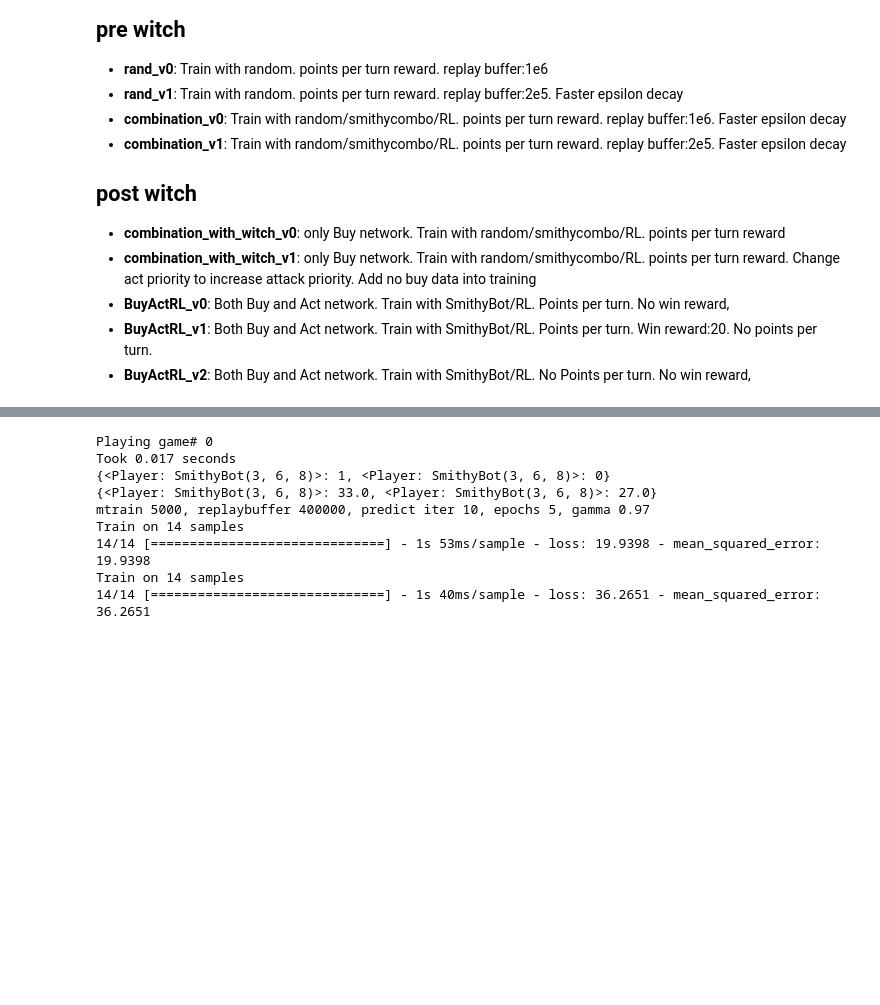
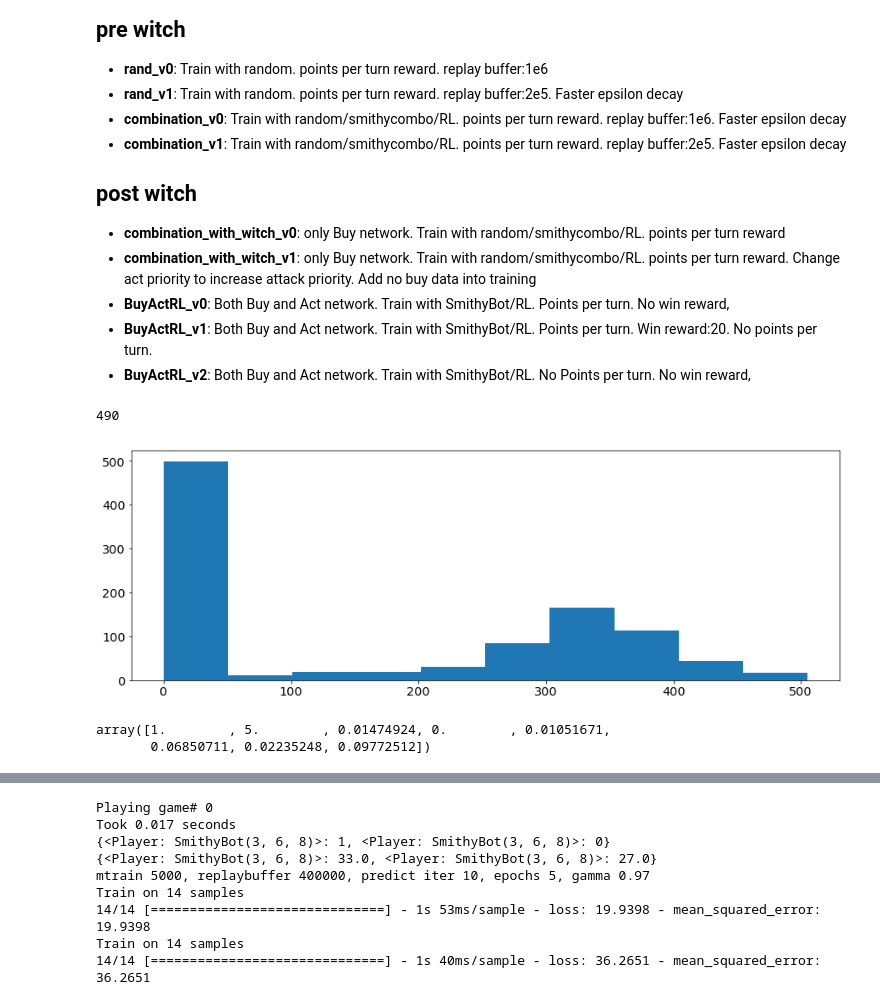
Before and after one commit to hungiyang/dominiate, a Jupyter notebook: dominiate/evaluate_training_progress.ipynb, the cells around one changed output, grey strips where cells are left out. Cells and saved outputs as stored; diff of their text form; code cells hidden in the pictures; blank space fills up the shorter version.

```diff
--- a/dominiate/evaluate_training_progress.ipynb
+++ b/dominiate/evaluate_training_progress.ipynb
@@ -27,3 +29,41 @@ from sarsa_on_policy_trainer import SarsaBootstrapAgent
     <li> <b>BuyActRL_v1</b>: Both Buy and Act network. Train with SmithyBot/RL. Points per turn. Win reward:20. No points per turn.
     <li> <b>BuyActRL_v2</b>: Both Buy and Act network. Train with SmithyBot/RL. No Points per turn. No win reward,
 </ul>
+# %%
+import csv
+import numpy as np
+import matplotlib.pyplot as plt
+
+data_path = 'sarsa_agent_meta.csv'
+with open(data_path, 'r') as f:
+    reader = csv.reader(f, delimiter=',')
+    # get header from first row
+    headers = next(reader)
+    # get all the rows as a list
+    data = list(reader)
+    # transform data into numpy array
+    hyper = np.array(data)
+
+data_path = 'sarsa_agent_data.csv'
+with open(data_path, 'r') as f:
+    reader = csv.reader(f, delimiter=',')
+    # get header from first row
+    headers = next(reader)
+    # get all the rows as a list
+    data = list(reader)
+    # transform data into numpy array
+    data = np.array(data)
+# discard first column of data
+data = np.array([np.asarray(d[1:],dtype=float) for d in data])
+# %%
+plt.hist([len(d) for d in data])
+select = np.where(np.array([len(d) for d in data])>100)[0]
+print(len(select))
+# %% [output]
+490
+[figure, added]
+# %%
+hyper_select[0]
+# %% [output]
+array([1.        , 5.        , 0.01474924, 0.        , 0.01051671,
+       0.06850711, 0.02235248, 0.09772512])
```
Also changed, not shown: parts of 26 cells of this notebook, 2 other files.
